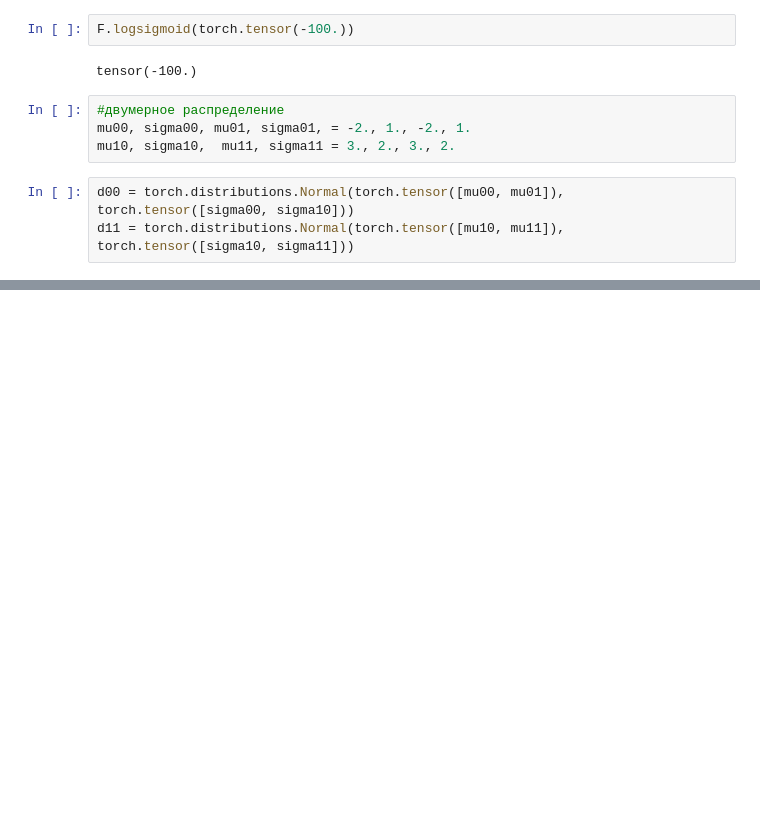
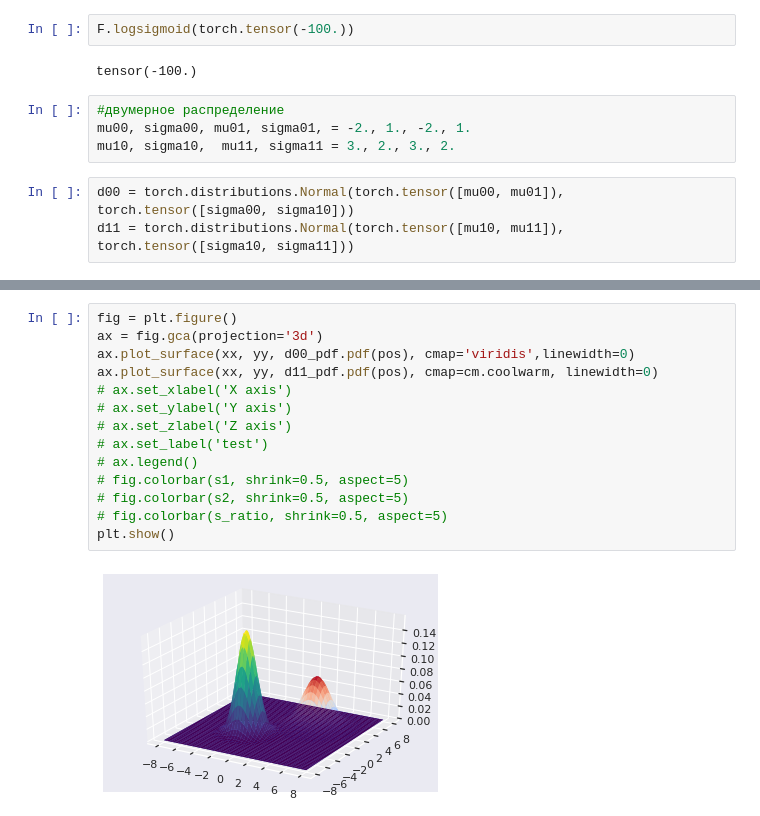
Before and after one commit to dyzolotarev/pytorh_test, a Jupyter notebook: log_reg.ipynb, the cells around one changed output, grey strips where cells are left out. Cells and saved outputs as stored; diff of their text form; blank space fills up the shorter version.

```diff
--- a/log_reg.ipynb
+++ b/log_reg.ipynb
@@ -152,0 +216,16 @@ d1_pdf = stats.norm.pdf(x_scale, mu1, sigma1)
+# %%
+fig = plt.figure()
+ax = fig.gca(projection='3d')
+ax.plot_surface(xx, yy, d00_pdf.pdf(pos), cmap='viridis',linewidth=0)
+ax.plot_surface(xx, yy, d11_pdf.pdf(pos), cmap=cm.coolwarm, linewidth=0)
+# ax.set_xlabel('X axis')
+# ax.set_ylabel('Y axis')
+# ax.set_zlabel('Z axis')
+# ax.set_label('test')
+# ax.legend()
+# fig.colorbar(s1, shrink=0.5, aspect=5)
+# fig.colorbar(s2, shrink=0.5, aspect=5)
+# fig.colorbar(s_ratio, shrink=0.5, aspect=5)
+plt.show()
+# %% [output]
+[figure, added]
```
Also changed, not shown: parts of 14 cells of this notebook.
